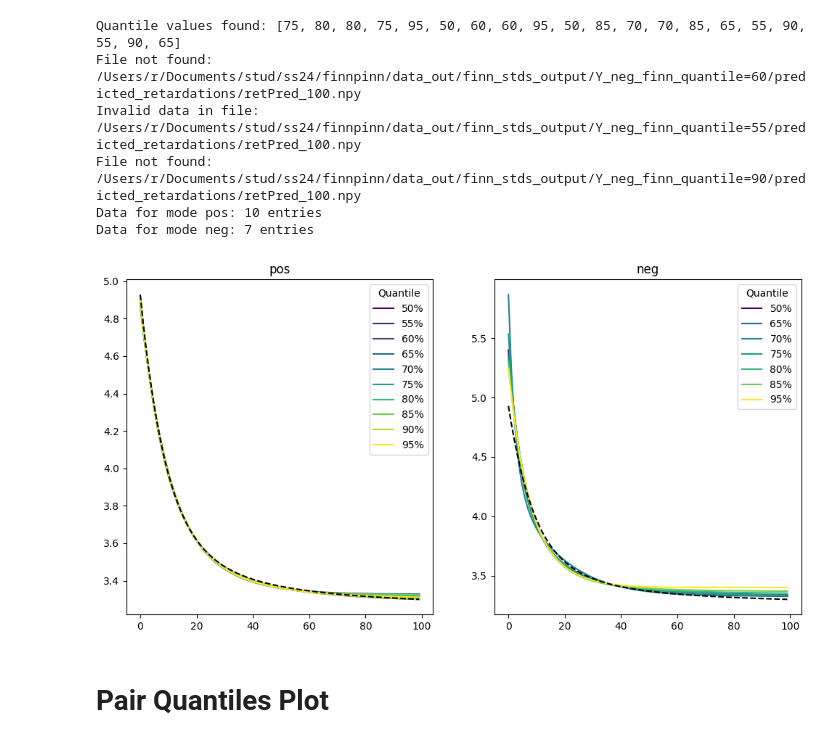
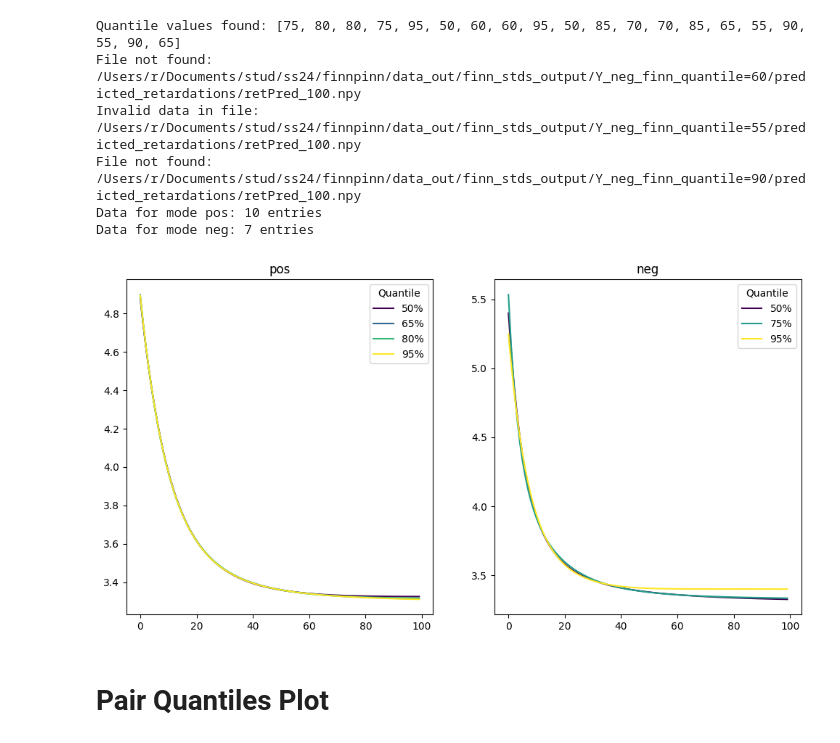
Before and after one commit to RiccardoFrenner/finn-nnpie, a Jupyter notebook: src/analyze_finnpinn_with_residual_nets.ipynb, the cells around one changed output. Drawn from its saved outputs; the diff is of its cells as text; code cells hidden in the pictures.

```diff
--- a/src/analyze_finnpinn_with_residual_nets.ipynb
+++ b/src/analyze_finnpinn_with_residual_nets.ipynb
@@ -50,37 +50,37 @@ for p in base_path.iterdir():
 
     # Normalize the quantile to the range [0, 1] for colormap
     norm_quantile = (quantile_in_percent - min_quantile) / (max_quantile - min_quantile)
     color = colormap(norm_quantile)
 
     # Collect plot data
     plot_data[mode].append((quantile_in_percent, ret, color))
 
 # Check if data is collected
 for mode, data in plot_data.items():
     print(f"Data for mode {mode}: {len(data)} entries")
 
 # Plot the data with sorted quantiles
 for mode, data in plot_data.items():
     ax = ax_pos if mode == "pos" else ax_neg
     data.sort(key=lambda x: x[0])  # Sort by quantile
-    for quantile_in_percent, ret, color in data:
+    for quantile_in_percent, ret, color in data[::3]:
         ax.plot(ret, color=color, label=f"{quantile_in_percent}%")
     ax.set_title(f"{mode}")
     ax.legend(title="Quantile")
 
 ret_finn_mean = np.load("../data_out/predicted_retardations/retPred_100.npy")
-ax_pos.plot(ret_finn_mean, "k--")
-ax_neg.plot(ret_finn_mean, "k--")
+# ax_pos.plot(ret_finn_mean, "k--")
+# ax_neg.plot(ret_finn_mean, "k--")
 
 plt.show()
 # %% [output]
 Quantile values found: [75, 80, 80, 75, 95, 50, 60, 60, 95, 50, 85, 70, 70, 85, 65, 55, 90, 55, 90, 65]
 File not found: /Users/r/Documents/stud/ss24/finnpinn/data_out/finn_stds_output/Y_neg_finn_quantile=60/predicted_retardations/retPred_100.npy
 Invalid data in file: /Users/r/Documents/stud/ss24/finnpinn/data_out/finn_stds_output/Y_neg_finn_quantile=55/predicted_retardations/retPred_100.npy
 File not found: /Users/r/Documents/stud/ss24/finnpinn/data_out/finn_stds_output/Y_neg_finn_quantile=90/predicted_retardations/retPred_100.npy
 Data for mode pos: 10 entries
 Data for mode neg: 7 entries
-[figure, old version]
+[figure, new version]
 # %% [markdown]
 # Pair Quantiles Plot
 # %%
```
Also changed, not shown: 8 other files.
